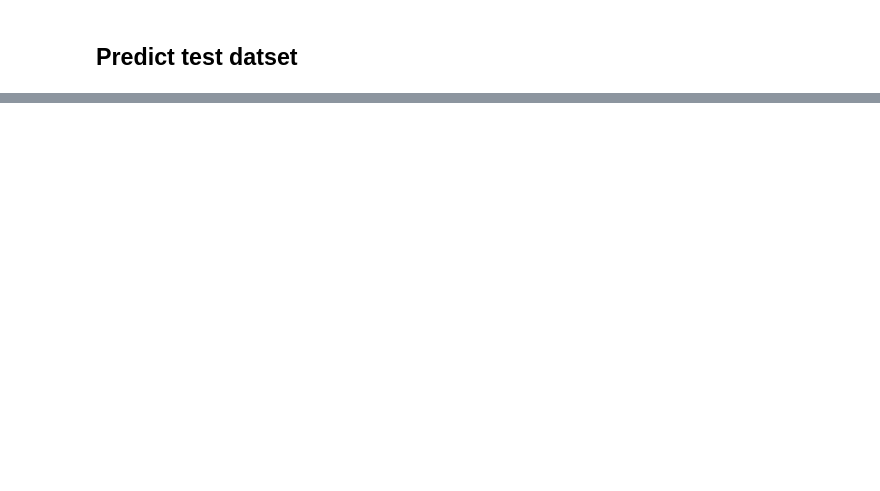
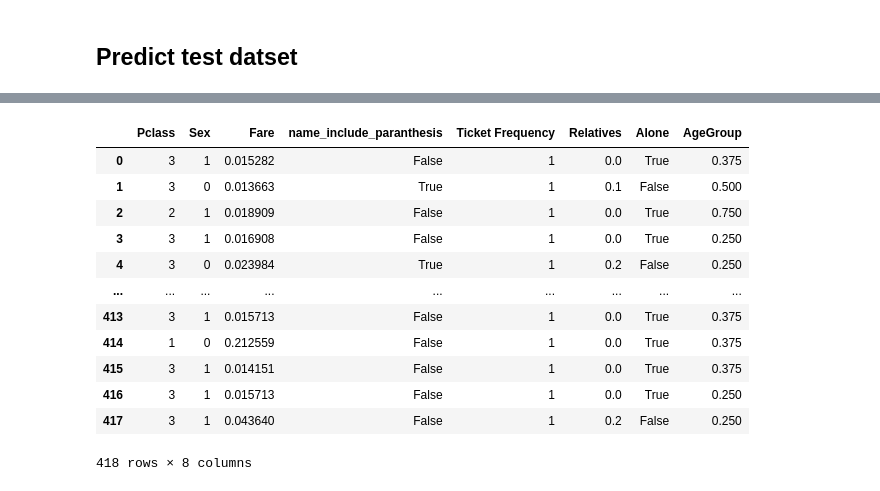
Before and after one commit to abariow/hands-on-ai, a Jupyter notebook: tackle_titanic_dataset/titanic_survival_prediction.ipynb, the cells around one changed output, grey strips where cells are left out. Cells and saved outputs as stored; diff of their text form; code cells hidden in the pictures; blank space fills up the shorter version.

```diff
--- a/tackle_titanic_dataset/titanic_survival_prediction.ipynb
+++ b/tackle_titanic_dataset/titanic_survival_prediction.ipynb
@@ -571,3 +575,19 @@ test_data[['PassengerId', 'Survived']].head(10)
 | 7 | 899 | 0 |
 | 8 | 900 | 1 |
 | 9 | 901 | 0 |
+# %%
+test_prec
+# %% [output]
+|  | Pclass | Sex | Fare | name_include_paranthesis | Ticket Frequency | Relatives | Alone | AgeGroup |
+| 0 | 3 | 1 | 0.015282 | False | 1 | 0.0 | True | 0.375 |
+| 1 | 3 | 0 | 0.013663 | True | 1 | 0.1 | False | 0.500 |
+| 2 | 2 | 1 | 0.018909 | False | 1 | 0.0 | True | 0.750 |
+| 3 | 3 | 1 | 0.016908 | False | 1 | 0.0 | True | 0.250 |
+| 4 | 3 | 0 | 0.023984 | True | 1 | 0.2 | False | 0.250 |
+| ... | ... | ... | ... | ... | ... | ... | ... | ... |
+| 413 | 3 | 1 | 0.015713 | False | 1 | 0.0 | True | 0.375 |
+| 414 | 1 | 0 | 0.212559 | False | 1 | 0.0 | True | 0.375 |
+| 415 | 3 | 1 | 0.014151 | False | 1 | 0.0 | True | 0.375 |
+| 416 | 3 | 1 | 0.015713 | False | 1 | 0.0 | True | 0.250 |
+| 417 | 3 | 1 | 0.043640 | False | 1 | 0.2 | False | 0.250 |
+418 rows × 8 columns
```
Also changed, not shown: parts of 9 cells of this notebook, 1 other file.
